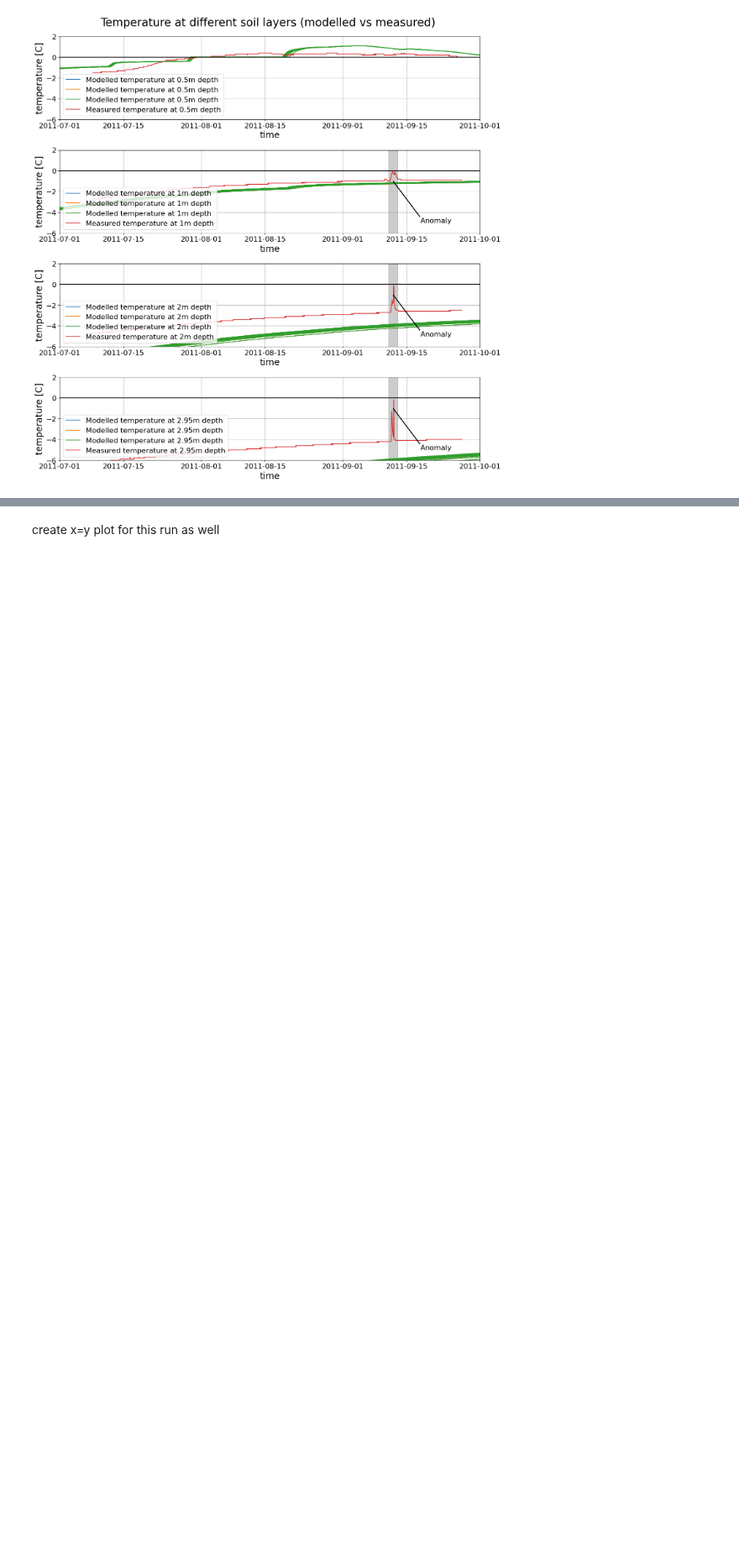
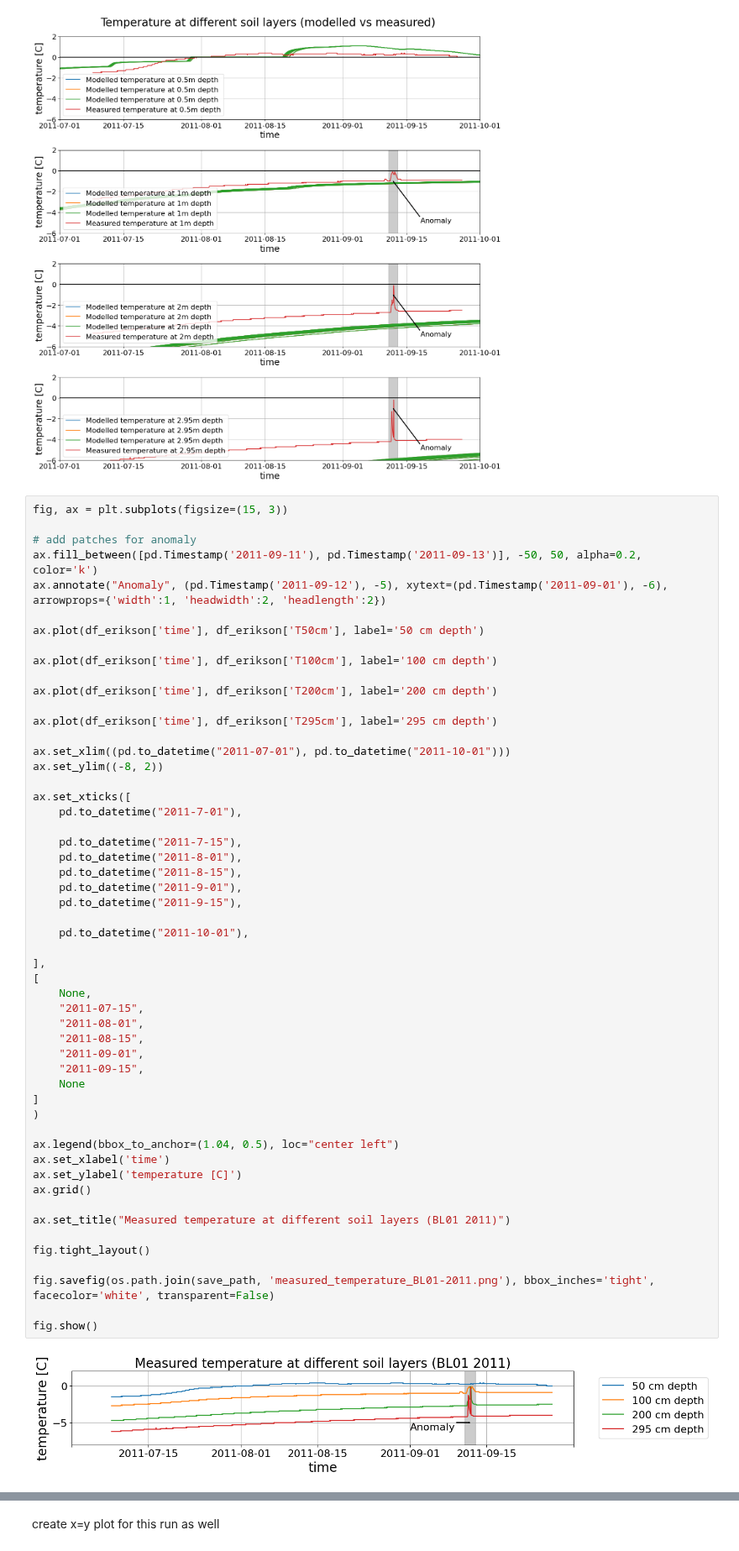
Before and after one commit to khdebruijn/thermo-morphological-model, a Jupyter notebook: validation/ground_temperature_calibration.ipynb, the cells around one changed output, grey strips where cells are left out. Shown at 84% size. Saved outputs shown, nothing was run; the diff lists cells and outputs as text; blank space fills up the shorter version.

```diff
--- a/validation/ground_temperature_calibration.ipynb
+++ b/validation/ground_temperature_calibration.ipynb
@@ -175,4 +175,59 @@ fig.tight_layout()
 plt.show()
 # %% [output]
 [figure]
+# %%
+fig, ax = plt.subplots(figsize=(15, 3))
+
+# add patches for anomaly
+ax.fill_between([pd.Timestamp('2011-09-11'), pd.Timestamp('2011-09-13')], -50, 50, alpha=0.2, color='k')
+ax.annotate("Anomaly", (pd.Timestamp('2011-09-12'), -5), xytext=(pd.Timestamp('2011-09-01'), -6), arrowprops={'width':1, 'headwidth':2, 'headlength':2})
+
+ax.plot(df_erikson['time'], df_erikson['T50cm'], label='50 cm depth')
+
+ax.plot(df_erikson['time'], df_erikson['T100cm'], label='100 cm depth')
+
+ax.plot(df_erikson['time'], df_erikson['T200cm'], label='200 cm depth')
+
+ax.plot(df_erikson['time'], df_erikson['T295cm'], label='295 cm depth')
+
+ax.set_xlim((pd.to_datetime("2011-07-01"), pd.to_datetime("2011-10-01")))
+ax.set_ylim((-8, 2))
+
+ax.set_xticks([
+    pd.to_datetime("2011-7-01"),
+
+    pd.to_datetime("2011-7-15"),
+    pd.to_datetime("2011-8-01"),
+    pd.to_datetime("2011-8-15"),
+    pd.to_datetime("2011-9-01"),
+    pd.to_datetime("2011-9-15"),
+
+    pd.to_datetime("2011-10-01"),
+
+],
+[
+    None,
+    "2011-07-15",
+    "2011-08-01",
+    "2011-08-15",
+    "2011-09-01",
+    "2011-09-15",
+    None
+]
+)
+
+ax.legend(bbox_to_anchor=(1.04, 0.5), loc="center left")
+ax.set_xlabel('time')
+ax.set_ylabel('temperature [C]')
+ax.grid()
+
+ax.set_title("Measured temperature at different soil layers (BL01 2011)")
+
+fig.tight_layout()
+
+fig.savefig(os.path.join(save_path, 'measured_temperature_BL01-2011.png'), bbox_inches='tight', facecolor='white', transparent=False)
+
+fig.show()
+# %% [output]
+[figure, added]
 # %%
```
Also changed, not shown: parts of 2 cells of this notebook, 12 other files.
